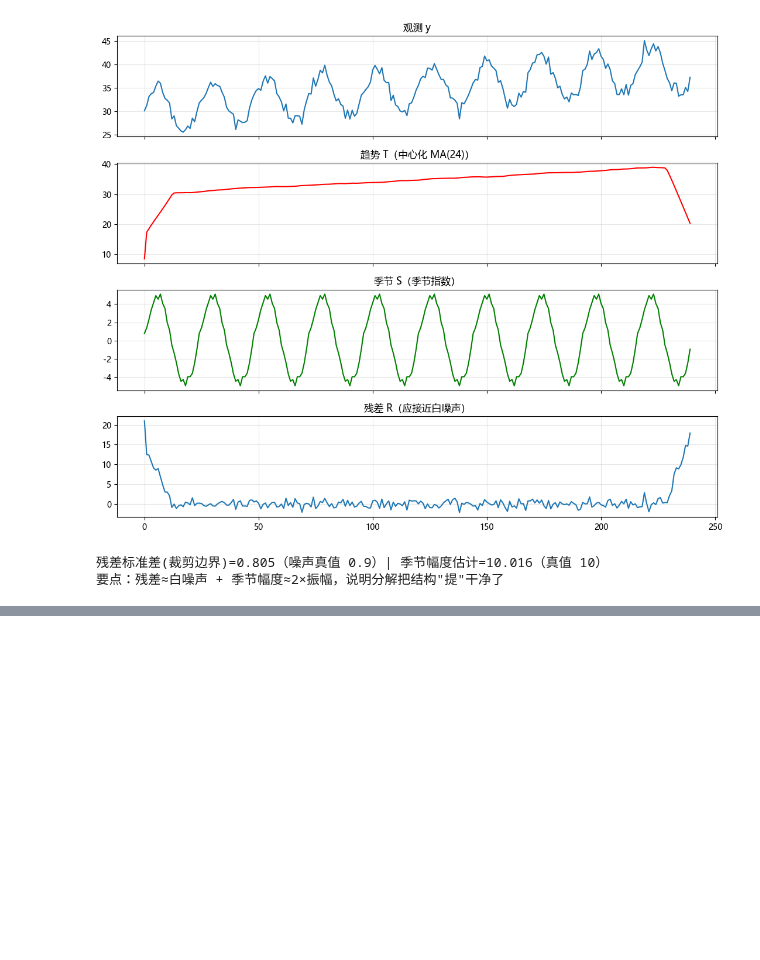
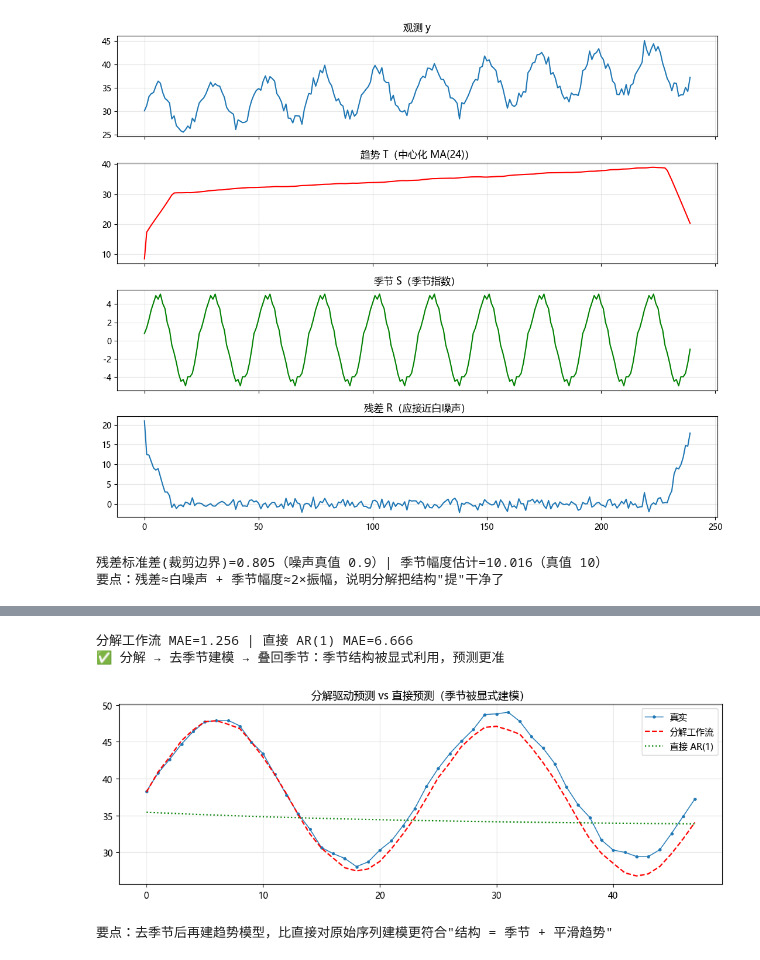
Before and after one commit to Akun-python/autumn-recruitment, a Jupyter notebook: 11-时间序列/教学/03-时间序列分解.ipynb, the cells around one changed output, grey strips where cells are left out. Cells and saved outputs as stored; diff of their text form; code cells hidden in the pictures; blank space fills up the shorter version.

```diff
--- a/11-时间序列/教学/03-时间序列分解.ipynb
+++ b/11-时间序列/教学/03-时间序列分解.ipynb
@@ -161,0 +595,51 @@ print('结论：分解成功——残差白噪声、方差占比低，可直接
+# %%
+# ---------- 实验 8：分解驱动预测 vs 直接预测（留出评估） ----------
+from statsmodels.tsa.arima.model import ARIMA
+
+# 自包含数据：强季节（幅度 10）+ 弱噪声（σ0.3），让"显式季节建模"的优势凸显
+rng8 = np.random.default_rng(8)
+n8 = 240; m8 = 24
+t8 = np.arange(n8)
+y8 = 30 + 0.04 * t8 + 10 * np.sin(2 * np.pi * t8 / m8) + rng8.normal(0, 0.3, n8)
+
+H = 48
+tr_y, te_y = y8[:-H], y8[-H:]
+
+# 分解（仅用训练段，避免泄漏）
+tr_trend = centered_ma(tr_y, m8)
+tr_det = tr_y - tr_trend
+S_tr = np.zeros(m8); cnt = np.zeros(m8)
+for i in range(m8 // 2, len(tr_y) - m8 // 2):
+    S_tr[i % m8] += tr_det[i]; cnt[i % m8] += 1
+S_tr /= cnt
+tr_ds = tr_y - np.tile(S_tr, len(tr_y) // m8 + 1)[:len(tr_y)]
+
+# 对去季节序列建 AR(1)
+fit_ds = ARIMA(tr_ds, order=(1, 0, 0)).fit()
+pred_ds = np.asarray(fit_ds.get_forecast(H).predicted_mean)
+S_future = np.tile(S_tr, H // m8 + 1)[:H]
+pred_final = pred_ds + S_future
+mae_dec = np.mean(np.abs(pred_final - te_y))
+
+# 直接对原始序列建模
+fit_raw = ARIMA(tr_y, order=(1, 0, 0)).fit()
+pred_raw = np.asarray(fit_raw.get_forecast(H).predicted_mean)
+mae_raw = np.mean(np.abs(pred_raw - te_y))
+
+print('分解工作流 MAE=%.3f | 直接 AR(1) MAE=%.3f' % (mae_dec, mae_raw))
+assert mae_dec < mae_raw * 0.6, '分解工作流应显著更优（季节被显式建模）'
+print('✅ 分解 → 去季节建模 → 叠回季节：季节结构被显式利用，预测更准')
+
+fig, ax = plt.subplots(figsize=(10, 3.6))
+ax.plot(te_y, 'o-', ms=2.5, lw=1, label='真实')
+ax.plot(pred_final, 'r--', lw=1.5, label='分解工作流')
+ax.plot(pred_raw, 'g:', lw=1.5, label='直接 AR(1)')
+ax.legend(); ax.set_title('分解驱动预测 vs 直接预测（季节被显式建模）'); ax.grid(alpha=0.3)
+plt.tight_layout()
+plt.savefig('images/ts03_workflow.png', dpi=110, bbox_inches='tight'); plt.show()
+print('要点：去季节后再建趋势模型，比直接对原始序列建模更符合"结构 = 季节 + 平滑趋势"')
+# %% [output]
+分解工作流 MAE=1.256 | 直接 AR(1) MAE=6.666
+✅ 分解 → 去季节建模 → 叠回季节：季节结构被显式利用，预测更准
+[figure, added]
+要点：去季节后再建趋势模型，比直接对原始序列建模更符合"结构 = 季节 + 平滑趋势"
```
Also changed, not shown: parts of 38 cells of this notebook, 35 other files.
